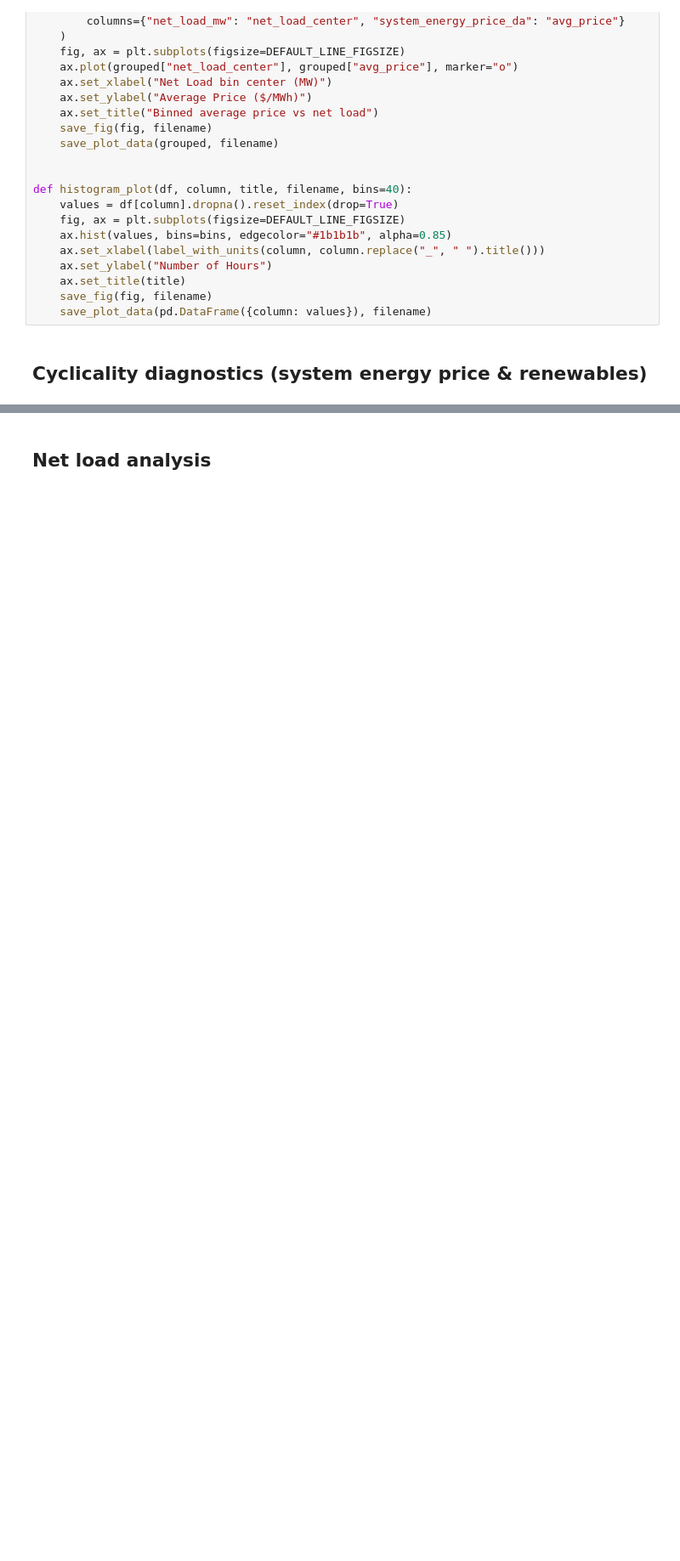
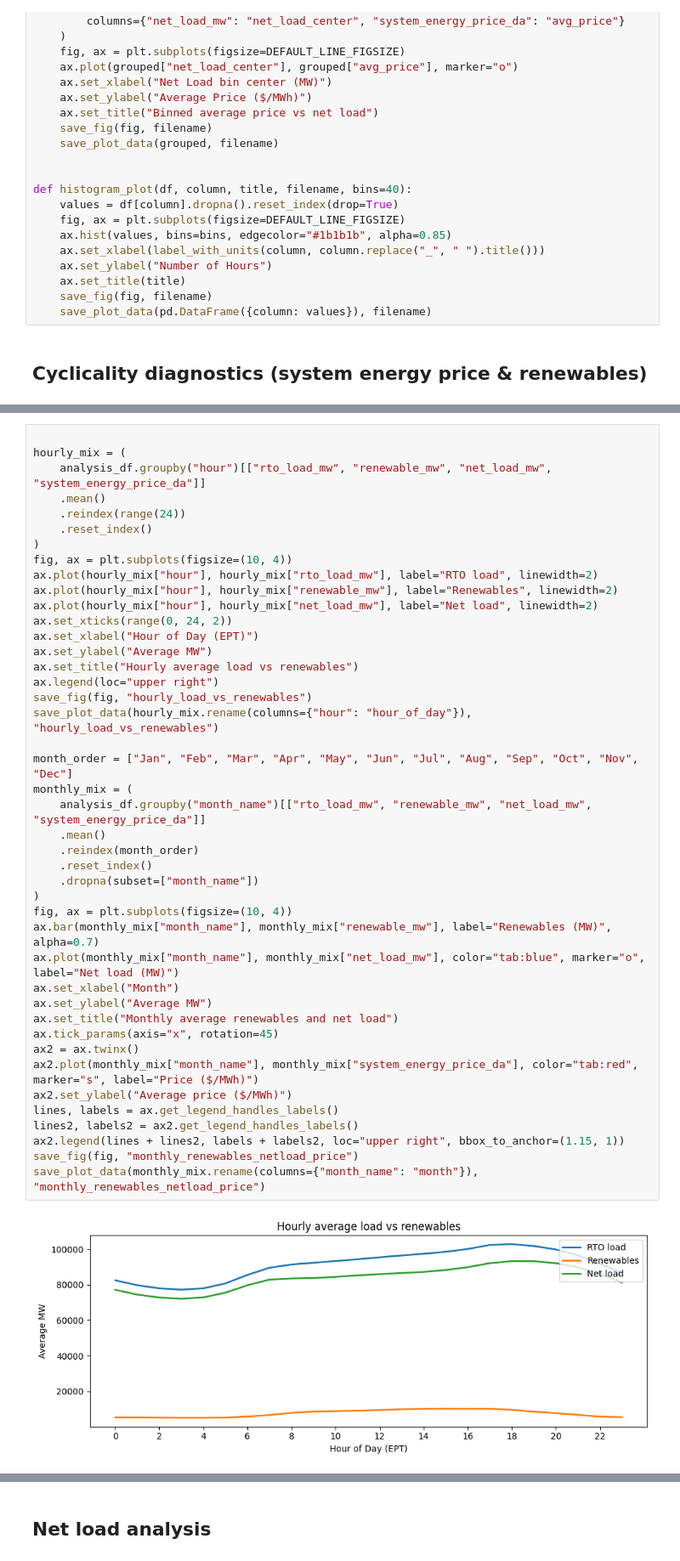
Before and after one commit to Terraform05/CFT-Energy-Analysis, a Jupyter notebook: energy.ipynb, the cells around one changed output, grey strips where cells are left out. Shown at 85% size. Drawn from its saved outputs; the diff is of its cells as text; blank space fills up the shorter version.

Commit message:
update plots and readme

```diff
--- a/energy.ipynb
+++ b/energy.ipynb
@@ -366,0 +376,45 @@ Saved csv_plots/renewables_monthly_total.csv
+# %%
+
+hourly_mix = (
+    analysis_df.groupby("hour")[["rto_load_mw", "renewable_mw", "net_load_mw", "system_energy_price_da"]]
+    .mean()
+    .reindex(range(24))
+    .reset_index()
+)
+fig, ax = plt.subplots(figsize=(10, 4))
+ax.plot(hourly_mix["hour"], hourly_mix["rto_load_mw"], label="RTO load", linewidth=2)
+ax.plot(hourly_mix["hour"], hourly_mix["renewable_mw"], label="Renewables", linewidth=2)
+ax.plot(hourly_mix["hour"], hourly_mix["net_load_mw"], label="Net load", linewidth=2)
+ax.set_xticks(range(0, 24, 2))
+ax.set_xlabel("Hour of Day (EPT)")
+ax.set_ylabel("Average MW")
+ax.set_title("Hourly average load vs renewables")
+ax.legend(loc="upper right")
+save_fig(fig, "hourly_load_vs_renewables")
+save_plot_data(hourly_mix.rename(columns={"hour": "hour_of_day"}), "hourly_load_vs_renewables")
+
+month_order = ["Jan", "Feb", "Mar", "Apr", "May", "Jun", "Jul", "Aug", "Sep", "Oct", "Nov", "Dec"]
+monthly_mix = (
+    analysis_df.groupby("month_name")[["rto_load_mw", "renewable_mw", "net_load_mw", "system_energy_price_da"]]
+    .mean()
+    .reindex(month_order)
+    .reset_index()
+    .dropna(subset=["month_name"])
+)
+fig, ax = plt.subplots(figsize=(10, 4))
+ax.bar(monthly_mix["month_name"], monthly_mix["renewable_mw"], label="Renewables (MW)", alpha=0.7)
+ax.plot(monthly_mix["month_name"], monthly_mix["net_load_mw"], color="tab:blue", marker="o", label="Net load (MW)")
+ax.set_xlabel("Month")
+ax.set_ylabel("Average MW")
+ax.set_title("Monthly average renewables and net load")
+ax.tick_params(axis="x", rotation=45)
+ax2 = ax.twinx()
+ax2.plot(monthly_mix["month_name"], monthly_mix["system_energy_price_da"], color="tab:red", marker="s", label="Price ($/MWh)")
+ax2.set_ylabel("Average price ($/MWh)")
+lines, labels = ax.get_legend_handles_labels()
+lines2, labels2 = ax2.get_legend_handles_labels()
+ax2.legend(lines + lines2, labels + labels2, loc="upper right", bbox_to_anchor=(1.15, 1))
+save_fig(fig, "monthly_renewables_netload_price")
+save_plot_data(monthly_mix.rename(columns={"month_name": "month"}), "monthly_renewables_netload_price")
+# %% [output]
+[figure, added]
```
Also changed, not shown: parts of 37 cells of this notebook, 15 other files.
